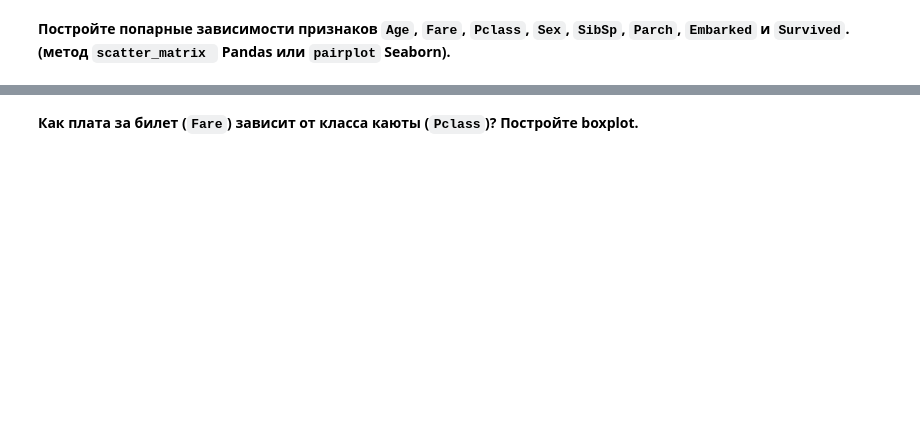
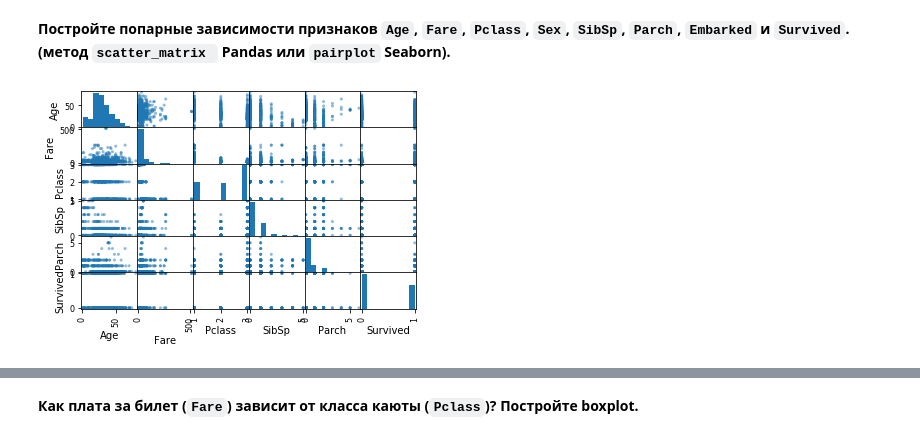
Before and after one commit to AV272/Programming, a Jupyter notebook: Machine learning/ODS course/lesson2_visualization/lesson2_practice_visual_titanic.ipynb, the cells around one changed output, grey strips where cells are left out. Drawn from its saved outputs; the diff is of its cells as text; code cells hidden in the pictures; blank space fills up the shorter version.

```diff
--- a/Machine learning/ODS course/lesson2_visualization/lesson2_practice_visual_titanic.ipynb
+++ b/Machine learning/ODS course/lesson2_visualization/lesson2_practice_visual_titanic.ipynb
@@ -68,4 +78,8 @@ df = df.drop('Cabin', axis=1).dropna()
 # %% [markdown]
 **Постройте попарные зависимости признаков `Age`, `Fare`, `Pclass`, `Sex`, `SibSp`, `Parch`, `Embarked` и `Survived`. (метод `scatter_matrix ` Pandas или `pairplot` Seaborn).**
+# %%
+pd.plotting.scatter_matrix(df[['Age', 'Fare', 'Pclass', 'Sex', 'SibSp', 'Parch', 'Embarked', 'Survived']]);
+# %% [output]
+[figure, added]
 # %%
 # Ваш код здесь
```
Also changed, not shown: parts of 13 cells of this notebook, 2 other files.
